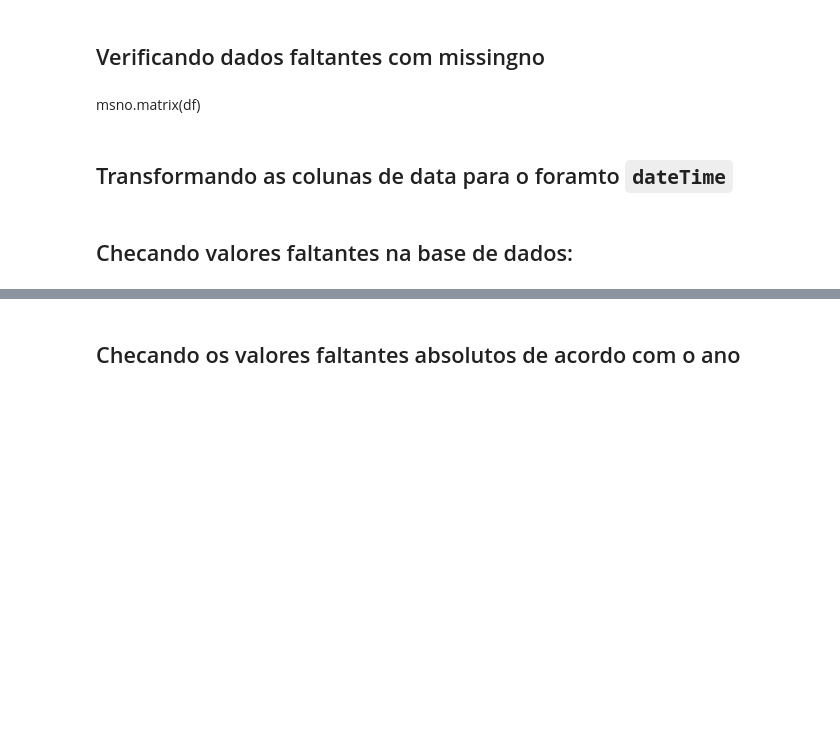
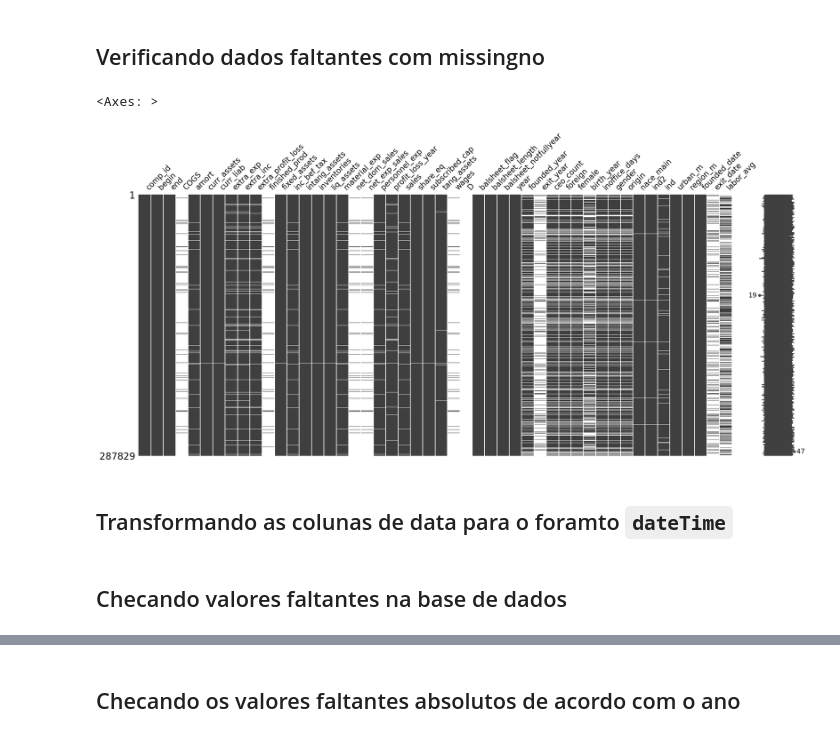
Before and after one commit to HelioZF/Projeto-Integrador---PADS, a Jupyter notebook: Tratamento de dados.ipynb, the cells around one changed output, grey strips where cells are left out. Cells and saved outputs as stored; diff of their text form; code cells hidden in the pictures; blank space fills up the shorter version.

```diff
--- a/Tratamento de dados.ipynb
+++ b/Tratamento de dados.ipynb
@@ -49,8 +41,11 @@ df.head()
 5 rows × 48 columns
 # %% [markdown]
 ## Verificando dados faltantes com missingno
-# %% [markdown]
-msno.matrix(df)
+# %%
+msno.matrix(df)
+# %% [output]
+<Axes: >
+[figure, added]
 # %% [markdown]
 ## Transformando as colunas de data para o foramto `dateTime`
 # %%
@@ -58,7 +53,7 @@ df["begin"] = pd.to_datetime(df['begin'])
 df["end"] = pd.to_datetime(df['end'])
 df["year"] = pd.to_datetime(df['year'])
 # %% [markdown]
-## Checando valores faltantes na base de dados:
+## Checando valores faltantes na base de dados
 # %%
 # Calcular o número de valores faltantes por coluna
 missing_values = df.isnull().sum()
```
Also changed, not shown: parts of 9 cells of this notebook.
